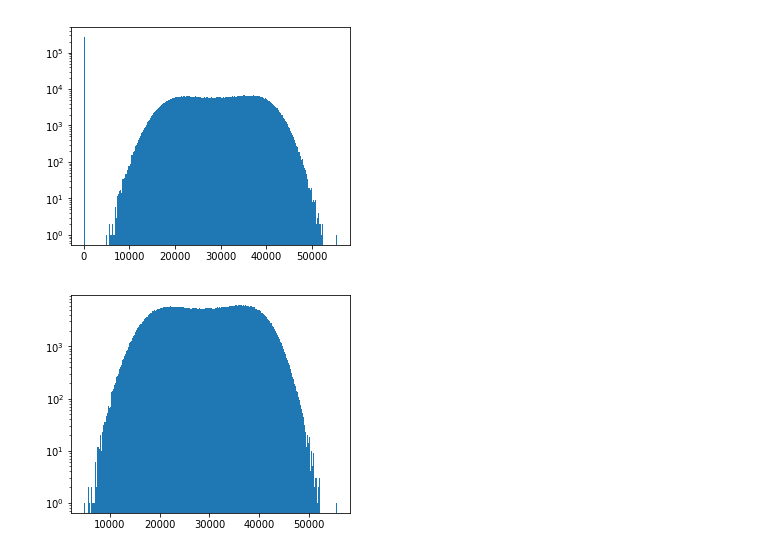
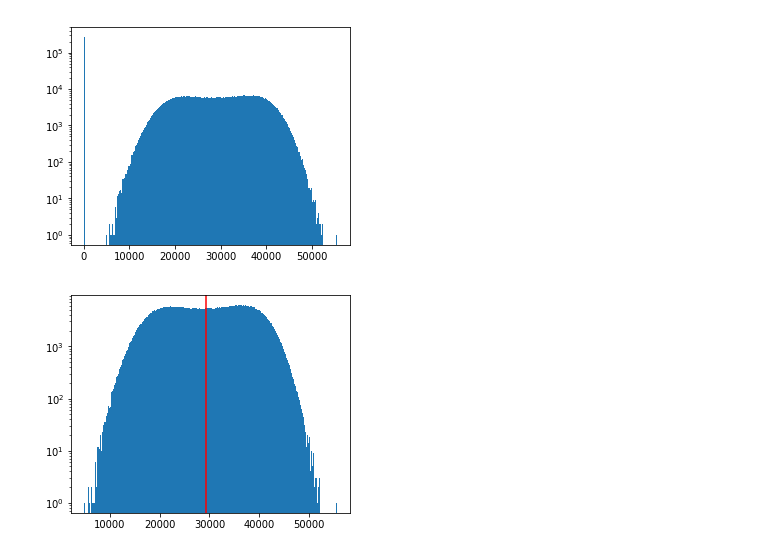
Before and after one commit to rockandsalt/image_segmentation, a Jupyter notebook: image_segmentation.ipynb, the cells around one changed output. Cells and saved outputs as stored; diff of their text form; code cells hidden in the pictures.

Commit message:
otsu successful

```diff
--- a/image_segmentation.ipynb
+++ b/image_segmentation.ipynb
@@ -59,6 +59,6 @@ ax.axis('off')
 (-0.5, 1012.5, 991.5, -0.5)
 [figure]
 # %%
-cleaned = cropped[:,:,100]
+single_s = cropped[:,:,100]
 # %%
 fig, ax = plt.subplots(figsize=(5, 4))
@@ -67,15 +67,16 @@ ax.set_yscale("log", nonposy='clip')
 # %% [output]
 [figure]
 # %%
-import kmean.k as kk
-from sklearn.mixture import GaussianMixture
+from skimage.filters import threshold_otsu
 import numpy.ma as ma
 
-flat = np.ravel(cleaned)
-masked = ma.masked_where(flat == 0, flat)
+masked = ma.masked_where(single_s == 0, single_s)
+
+thresh = threshold_otsu(masked.compressed())
 
 fig, ax = plt.subplots(figsize=(5, 4))
-ax.hist(masked.compressed(), bins=256)
+ax.hist(np.ravel(masked.compressed()), bins=256)
+ax.axvline(thresh, color='r')
 ax.set_yscale("log", nonposy='clip')
 # %% [output]
-[figure, old version]
+[figure, new version]
```
Also changed, not shown: parts of 5 cells of this notebook.
